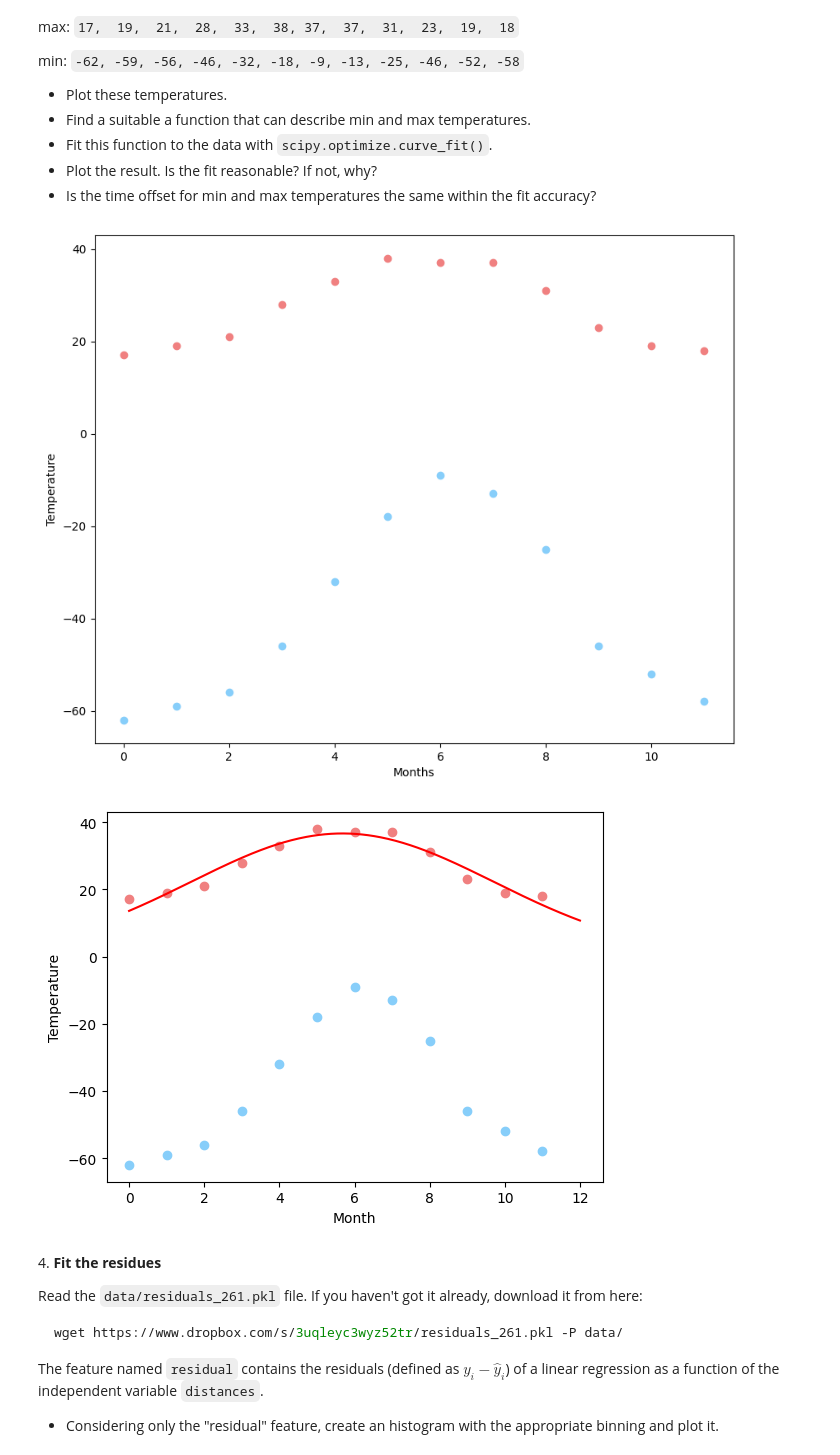
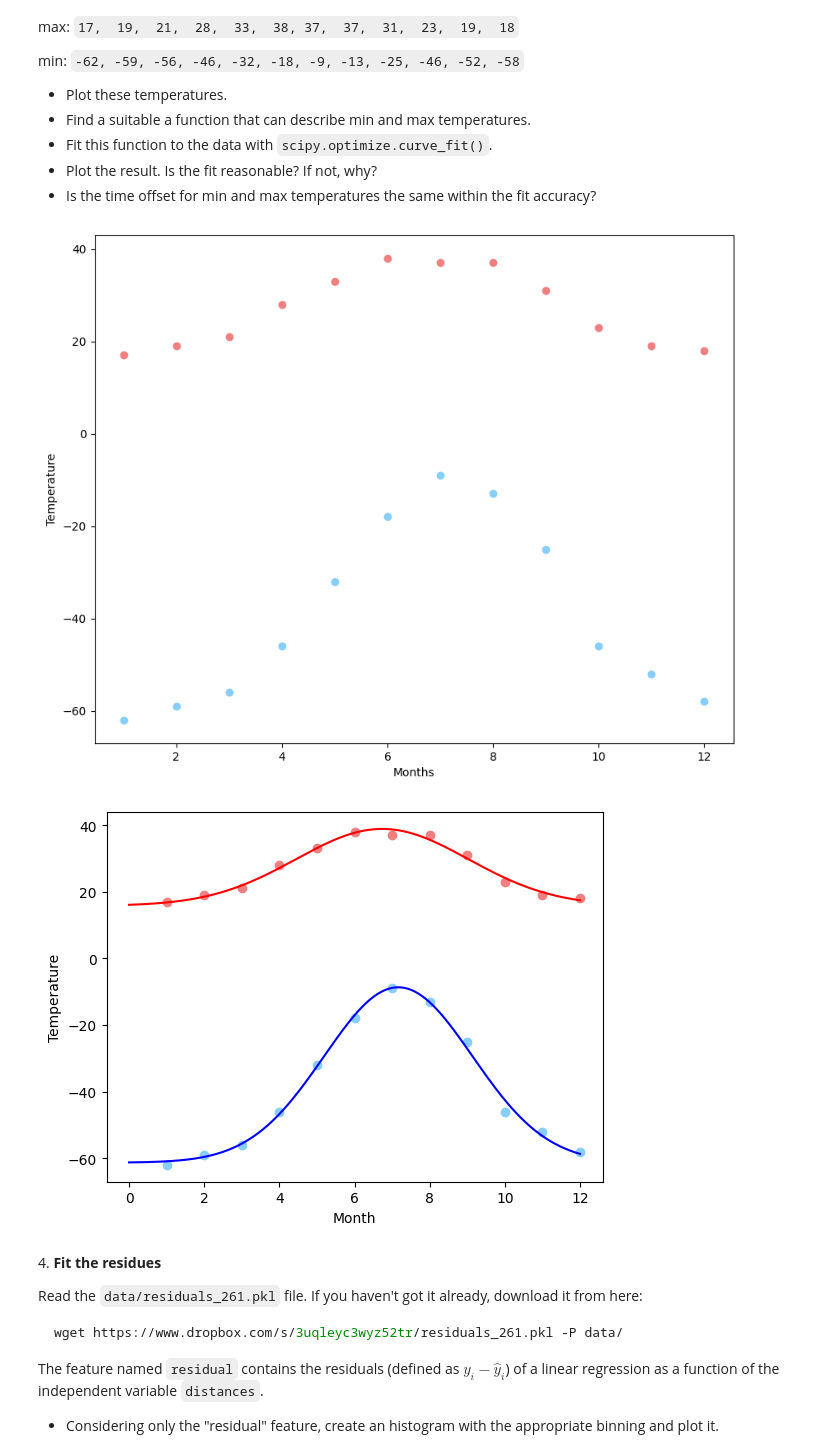
Before and after one commit to akaik0/ScientificComputingWithPython2022, a Jupyter notebook: exercises_week_10/10ex_tests.ipynb, the cells around one changed output. Cells and saved outputs as stored; diff of their text form; code cells hidden in the pictures.

```diff
--- a/exercises_week_10/10ex_tests.ipynb
+++ b/exercises_week_10/10ex_tests.ipynb
@@ -102,45 +103,46 @@ temp_max = np.array([17,  19,  21,  28,  33,  38, 37,  37,  31,  23,  19,  18])
 temp_min = np.array([-62, -59, -56, -46, -32, -18, -9, -13, -25, -46, -52, -58])
 
 #Plot these temperatures.
-months = np.arange(12)
-days = np.linspace(0, 12, num=365)
+months = np.arange(12)+1
+days = np.linspace(0, 12, 365)
 
 plt.figure(figsize= (10,8))
 plt.plot(months, temp_max, 'o',color='lightcoral')
 plt.plot(months, temp_min, 'o', color ='lightskyblue')
 #plt.legend('max temperature', 'min temperature', loc="best")
 plt.xlabel('Months')
 plt.ylabel('Temperature')
 
 #Find a suitable a function that can describe min and max temperatures.
-def temps_max(x, A, mean, sigma):
-    return A * np.exp(-(x - mean) ** 2 / (2 * sigma ** 2))
+def temps_max(x, A, mean, sigma,shift):
+    #return A * np.exp(-(x - mean) ** 2 / (2 * sigma ** 2))
+    return A * stats.norm.pdf(x,loc=mean,scale=sigma)+shift
 
 #i was thinkin about using a gaussian distribution as a function, but it works only for the maximum temperatures
 (mean_max,sigma_max) = norm.fit(temp_max)
 (mean_min,sigma_min) = norm.fit(temp_min)
 
 #Fit this function to the data with scipy.optimize.curve_fit()
-par_max, cov_max = optimize.curve_fit(temps_max, months, temp_max, p0=(1,mean_max,sigma_max))
-#par_min, cov_min = optimize.curve_fit(temps_min,months, temp_min, p0=(1,mean_min,sigma_min))
-
+par_max, cov_max = optimize.curve_fit(temps_max, months, temp_max, p0=(1,mean_max,sigma_max, 0))
+par_min, cov_min = optimize.curve_fit(temps_max, months, temp_min, p0=(1,6,1,0))
+#par_min, cov_min = optimize.curve_fit(temps_max, months, temp_min, p0=(1,mean_min,sigma_max,0))
 
 #plot the results
 plt.figure()
 plt.plot(months, temp_max, 'o',color='lightcoral')
 plt.plot(days, temps_max(days, *par_max), 'r-')
 plt.plot(months, temp_min, 'o', color ='lightskyblue')
-#plt.plot(days, temps_min(days, *par_min), 'b-')
+plt.plot(days, temps_max(days, *par_min), 'b-')
 plt.xlabel('Month')
 plt.ylabel('Temperature')
 plt.show()
 
 #*  Is the fit reasonable? If not, why?
 #* Is the time offset for min and max temperatures the same within the fit accuracy?
 # Yes it is a reasonable fit.
 # %% [output]
-[figure, old version]
+[figure, new version]
-[figure, old version]
+[figure, new version]
 # %% [markdown]
 4\. **Fit the residues**
 
```
Also changed, not shown: parts of 4 cells of this notebook, 1 other file.
